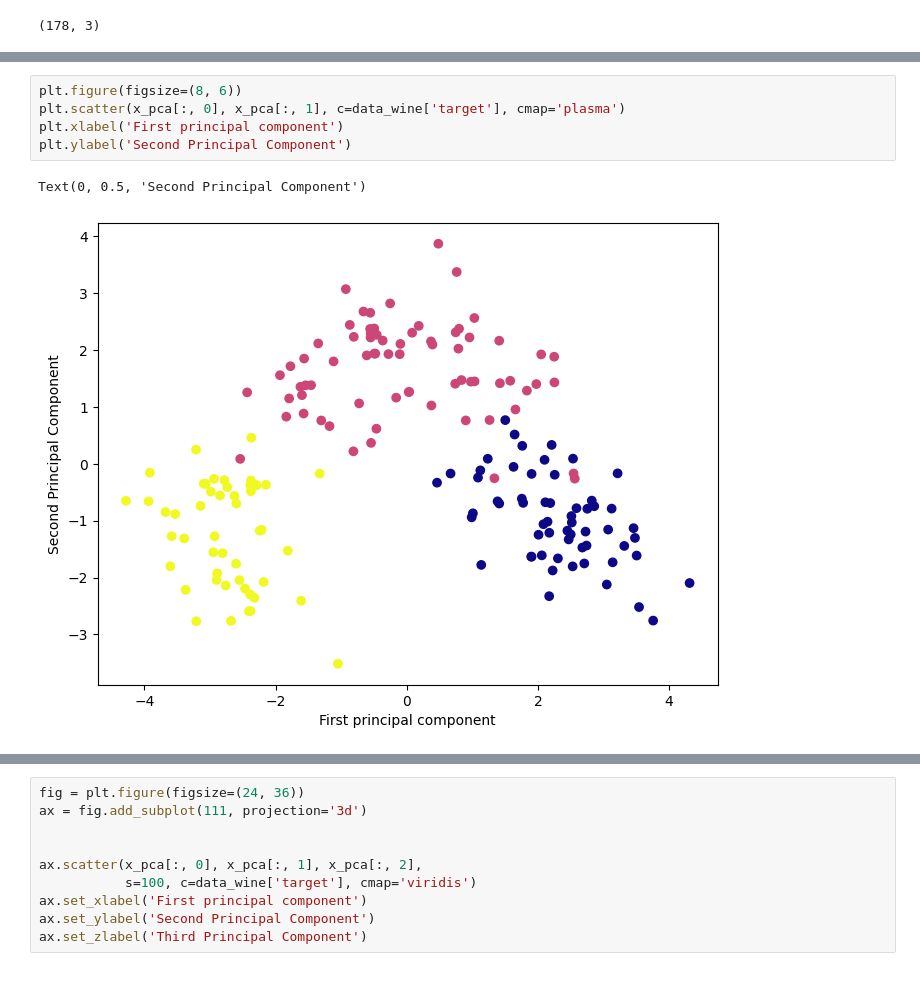
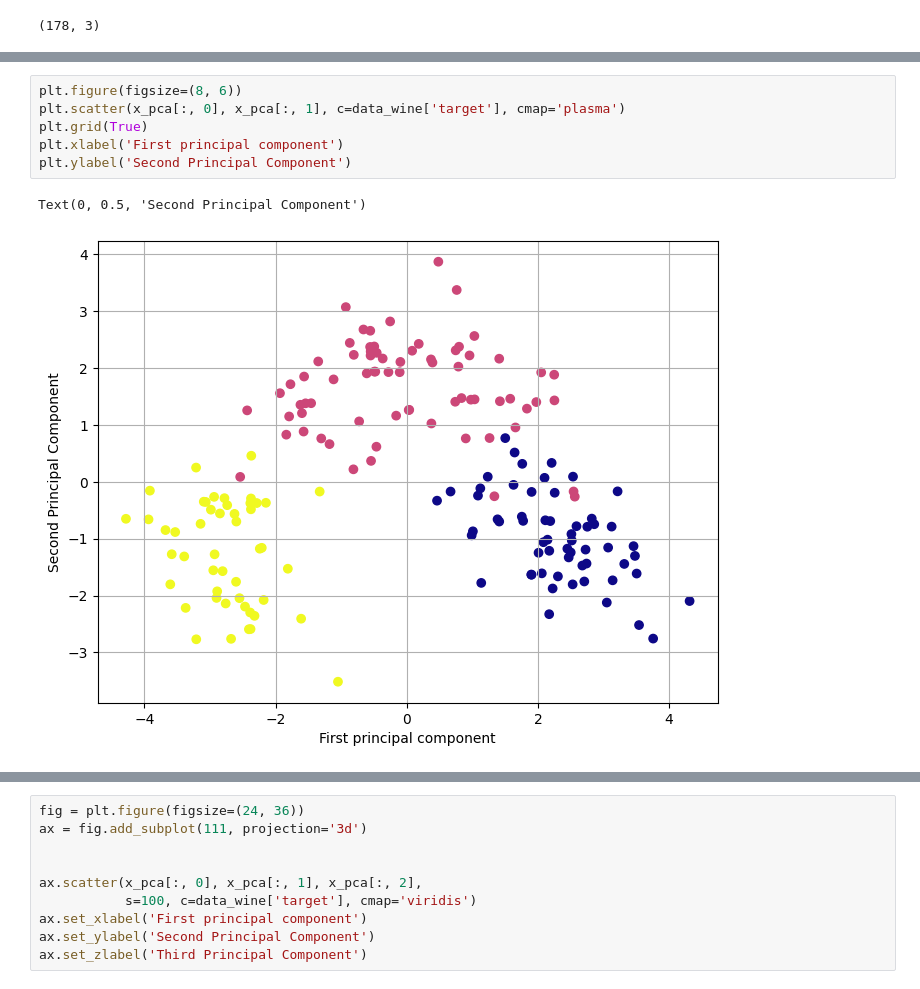
Before and after one commit to LUKIS123/MTSM-Metody-redukcji-i-selekcji, a Jupyter notebook: pca.ipynb, the cells around one changed output, grey strips where cells are left out. Drawn from its saved outputs; the diff is of its cells as text.

```diff
--- a/pca.ipynb
+++ b/pca.ipynb
@@ -60,8 +69,9 @@ print(x_pca.shape)
 # %%
 plt.figure(figsize=(8, 6))
 plt.scatter(x_pca[:, 0], x_pca[:, 1], c=data_wine['target'], cmap='plasma')
+plt.grid(True)
 plt.xlabel('First principal component')
 plt.ylabel('Second Principal Component')
 # %% [output]
 Text(0, 0.5, 'Second Principal Component')
-[figure, old version]
+[figure, new version]
```
Also changed, not shown: parts of 4 cells of this notebook, 1 other file.
